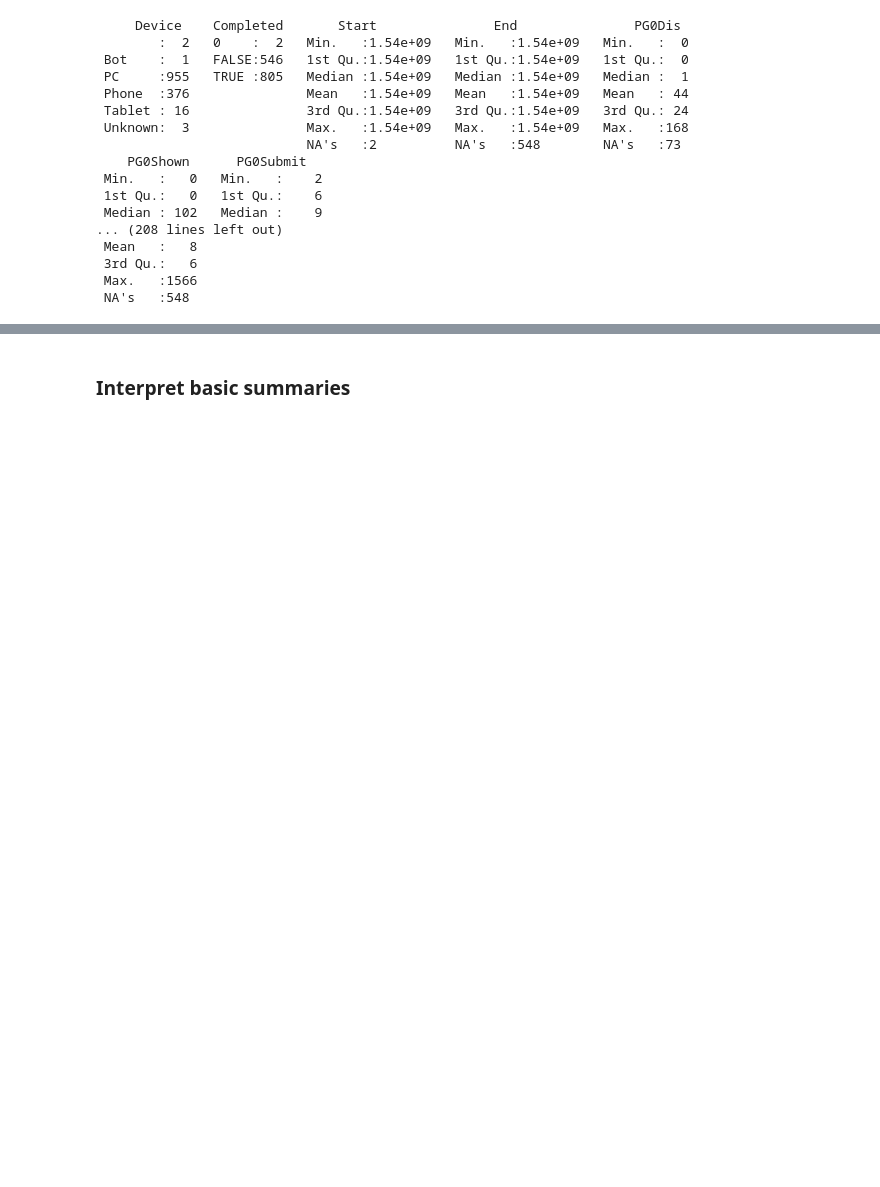
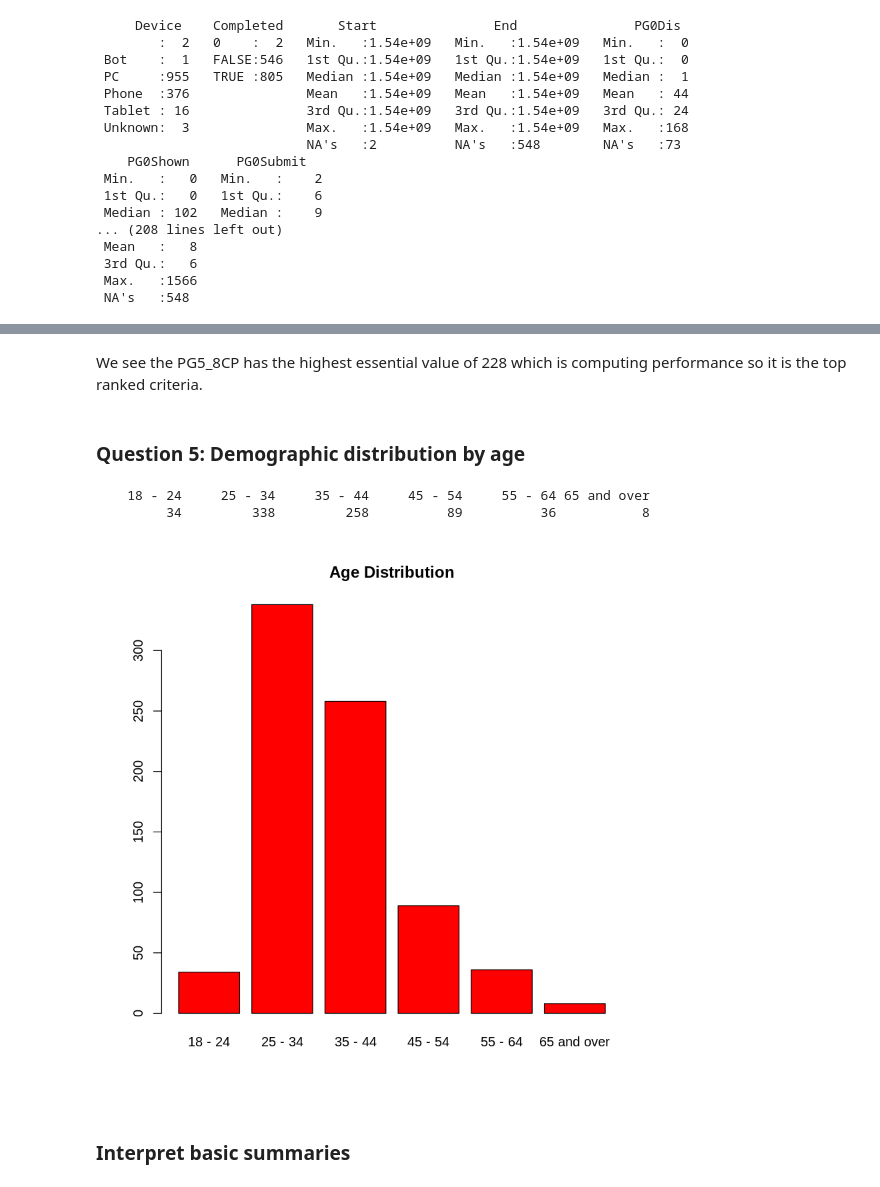
Before and after one commit to fdac18/Miniproject3, a Jupyter notebook: mander59.ipynb, the cells around one changed output, grey strips where cells are left out. Drawn from its saved outputs; the diff is of its cells as text; code cells hidden in the pictures; blank space fills up the shorter version.

```diff
--- a/example.ipynb
+++ b/mander59.ipynb
@@ -46,0 +56,6 @@ summary(data);
+# %%
+data_complete = filter(data, Completed == TRUE)
+
+#number of rows removed
+print(nrow(data))
+print(nrow(data_complete))
@@ -47,3 +138,18 @@ summary(data);
+# %% [markdown]
+We see the PG5_8CP has the highest essential value of 228 which is computing performance so it is the top ranked criteria.
+# %% [markdown]
+### Question 5: Demographic distribution by age
+# %%
+age = select(data_complete, PG12Resp) %>%
+    filter(PG12Resp != '')
+age1 = factor(age[,])
+
+print(summary(age1))
+barplot(table(age1), main = 'Age Distribution', col ='red')
+# %% [output]
+    18 - 24     25 - 34     35 - 44     45 - 54     55 - 64 65 and over
+         34         338         258          89          36           8
+[figure, added]
 # %% [markdown]
 ### Interpret  basic summaries
 # %%
```
Also changed, not shown: parts of 18 cells of this notebook.
